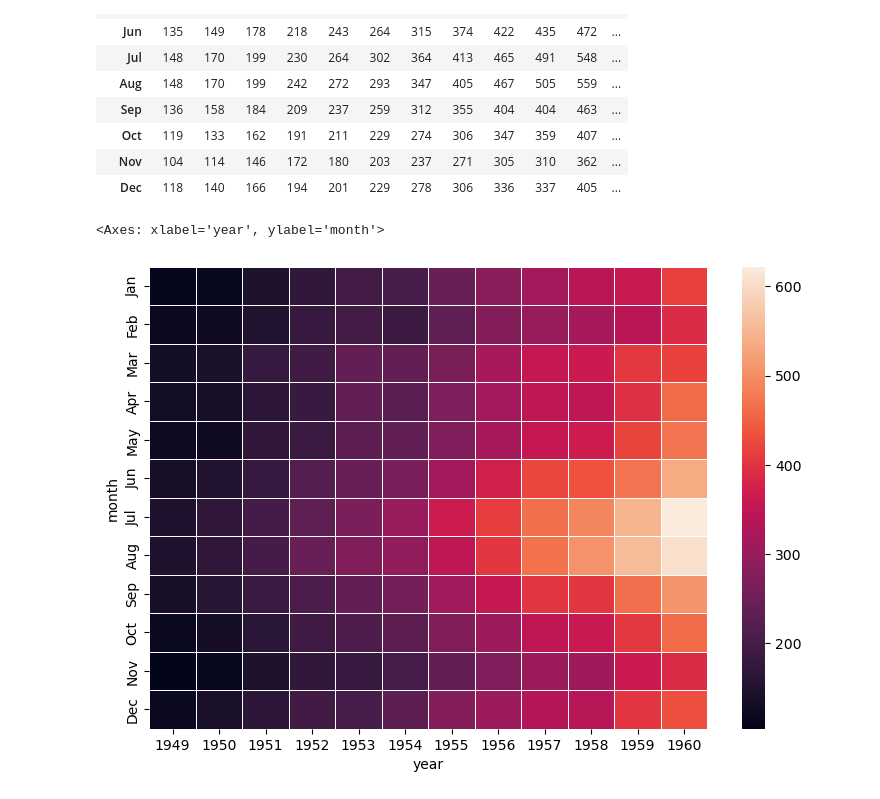
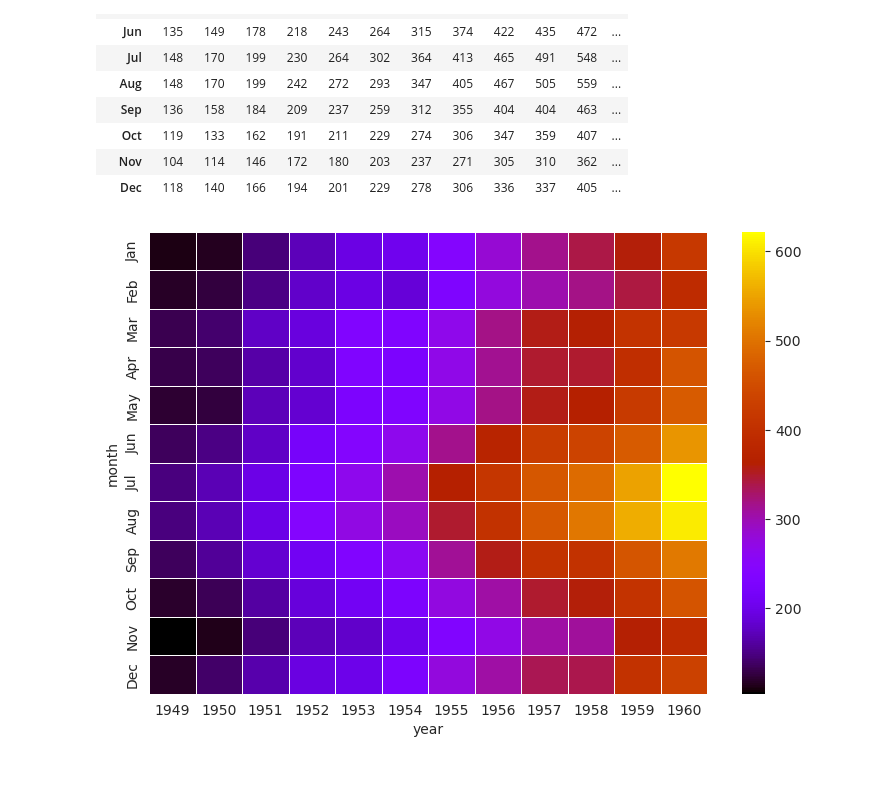
Before and after one commit to tri-ntropy/python.course.ds, a Jupyter notebook: Notas de la Clase/Bloque 4 - Graficación.ipynb, the cells around one changed output. Cells and saved outputs as stored; diff of their text form; code cells hidden in the pictures.

```diff
--- a/Notas de la Clase/Bloque 4 - Graficación.ipynb
+++ b/Notas de la Clase/Bloque 4 - Graficación.ipynb
@@ -6,0 +10,2 @@ import seaborn as sns
+# %%
+sns.set_style("darkgrid")
@@ -116,10 +109,9 @@ flights
 | Nov | 104 | 114 | 146 | 172 | 180 | 203 | 237 | 271 | 305 | 310 | 362 | ... |
 | Dec | 118 | 140 | 166 | 194 | 201 | 229 | 278 | 306 | 336 | 337 | 405 | ... |
 # %%
-
-# Draw a heatmap with the numeric values in each cell
 f, ax = plt.subplots(figsize=(9, 6))
-sns.heatmap(flights, annot=False, fmt="d", linewidths=.5, ax=ax)
+sns.heatmap(flights, annot=False, fmt="d", linewidths=.5, ax=ax, cmap = "gnuplot")
+plt.savefig("grafica1.pdf", bbox_inches = "tight")
+plt.show()
 # %% [output]
-<Axes: xlabel='year', ylabel='month'>
-[figure, old version]
+[figure, new version]
```
Also changed, not shown: parts of 15 cells of this notebook, 1 other file.
